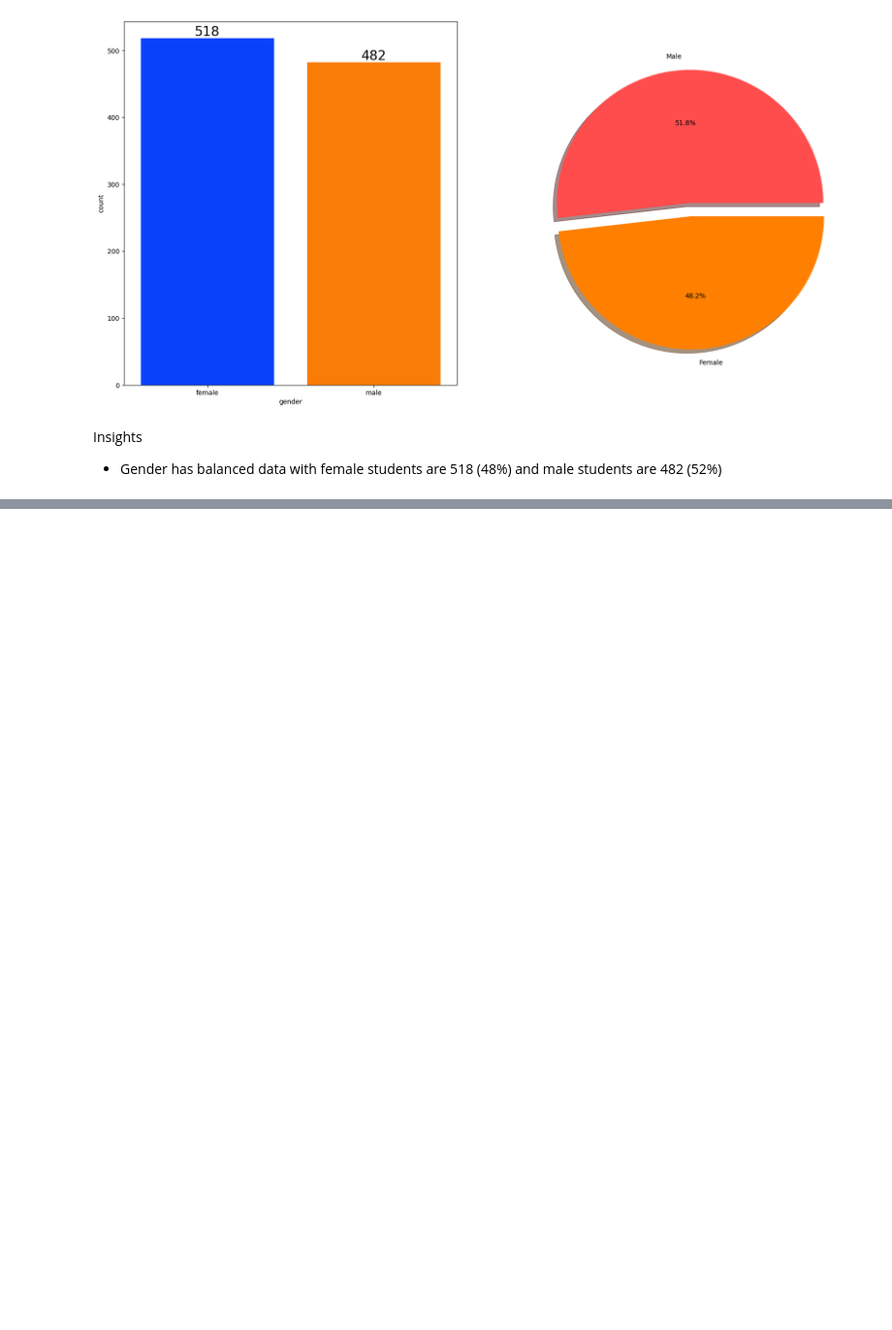
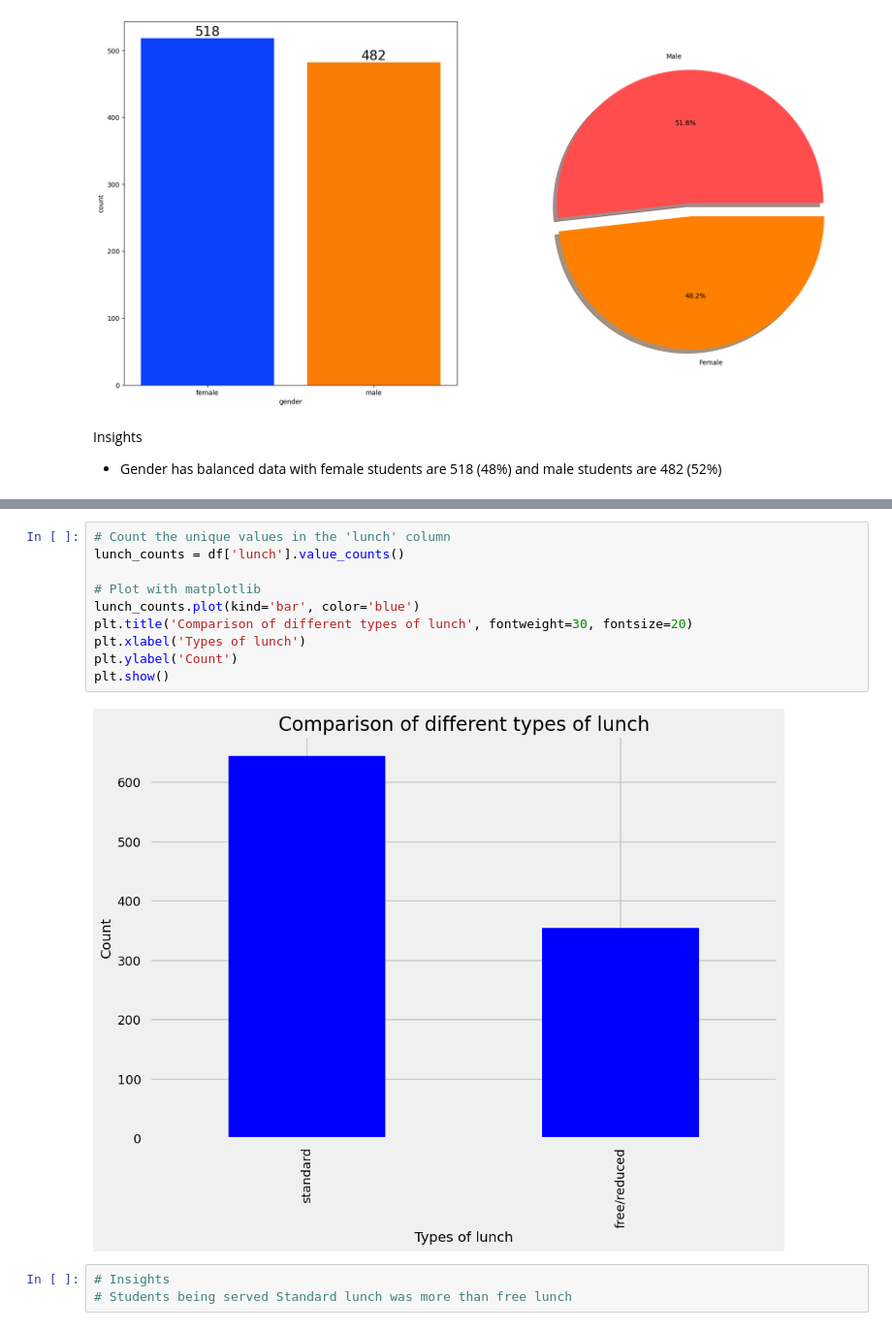
Before and after one commit to Pukar99/MLProjects, a Jupyter notebook: notebook/1. EDA STUDENT PERFORMANCE.ipynb, the cells around one changed output, grey strips where cells are left out. Shown at 97% size. Saved outputs shown, nothing was run; the diff lists cells and outputs as text; blank space fills up the shorter version.

```diff
--- a/notebook/1. EDA STUDENT PERFORMANCE.ipynb
+++ b/notebook/1. EDA STUDENT PERFORMANCE.ipynb
@@ -469,0 +583,15 @@ TypeError: Could not convert group Bgroup Cgroup Bgroup Bgroup Bgroup Bgroup Bgr
+# %%
+# Count the unique values in the 'lunch' column
+lunch_counts = df['lunch'].value_counts()
+
+# Plot with matplotlib
+lunch_counts.plot(kind='bar', color='blue')
+plt.title('Comparison of different types of lunch', fontweight=30, fontsize=20)
+plt.xlabel('Types of lunch')
+plt.ylabel('Count')
+plt.show()
+# %% [output]
+[figure, added]
+# %%
+# Insights
+# Students being served Standard lunch was more than free lunch
```
Also changed, not shown: parts of 22 cells of this notebook.
